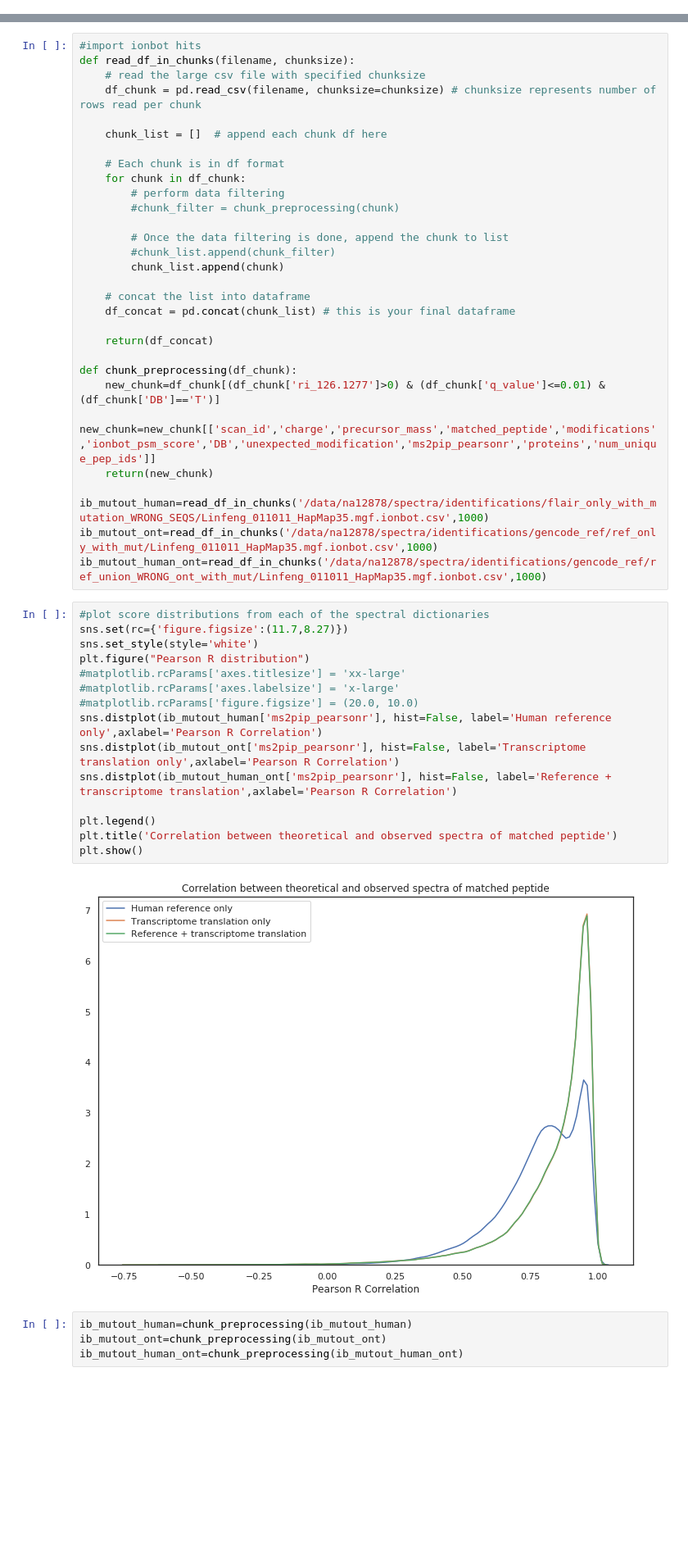
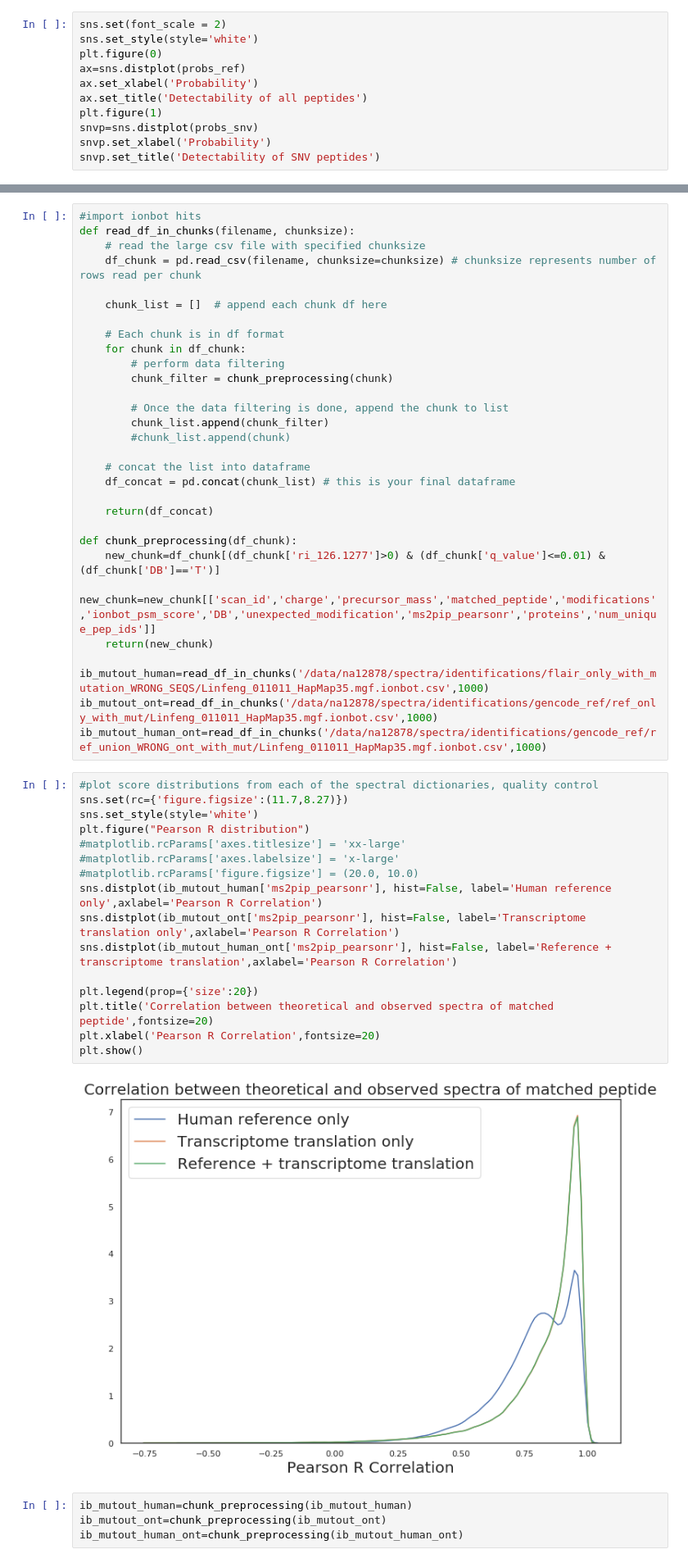
Before and after one commit to cmbi/NA12878-saav-detection, a Jupyter notebook: spectral_search_output_analysis/notebooks/ionbot_analysis.ipynb, the cells around one changed output, grey strips where cells are left out. Shown at 82% size. Drawn from its saved outputs; the diff is of its cells as text; blank space fills up the shorter version.

```diff
--- a/spectral_search_output_analysis/notebooks/ionbot_analysis.ipynb
+++ b/spectral_search_output_analysis/notebooks/ionbot_analysis.ipynb
@@ -14,0 +72,11 @@ matplotlib.rcParams['figure.figsize'] = (20.0, 10.0)
+# %%
+sns.set(font_scale = 2)
+sns.set_style(style='white')
+plt.figure(0)
+ax=sns.distplot(probs_ref)
+ax.set_xlabel('Probability')
+ax.set_title('Detectability of all peptides')
+plt.figure(1)
+snvp=sns.distplot(probs_snv)
+snvp.set_xlabel('Probability')
+snvp.set_title('Detectability of SNV peptides')
@@ -23,11 +134,11 @@ def read_df_in_chunks(filename, chunksize):
     # Each chunk is in df format
     for chunk in df_chunk:
         # perform data filtering
-        #chunk_filter = chunk_preprocessing(chunk)
+        chunk_filter = chunk_preprocessing(chunk)
 
         # Once the data filtering is done, append the chunk to list
-        #chunk_list.append(chunk_filter)
-        chunk_list.append(chunk)
+        chunk_list.append(chunk_filter)
+        #chunk_list.append(chunk)
 
     # concat the list into dataframe
     df_concat = pd.concat(chunk_list) # this is your final dataframe
@@ -43,22 +154,23 @@ ib_mutout_human=read_df_in_chunks('/data/na12878/spectra/identifications/flair_o
 ib_mutout_ont=read_df_in_chunks('/data/na12878/spectra/identifications/gencode_ref/ref_only_with_mut/Linfeng_011011_HapMap35.mgf.ionbot.csv',1000)
 ib_mutout_human_ont=read_df_in_chunks('/data/na12878/spectra/identifications/gencode_ref/ref_union_WRONG_ont_with_mut/Linfeng_011011_HapMap35.mgf.ionbot.csv',1000)
 # %%
-#plot score distributions from each of the spectral dictionaries
+#plot score distributions from each of the spectral dictionaries, quality control
 sns.set(rc={'figure.figsize':(11.7,8.27)})
 sns.set_style(style='white')
 plt.figure("Pearson R distribution")
 #matplotlib.rcParams['axes.titlesize'] = 'xx-large'
 #matplotlib.rcParams['axes.labelsize'] = 'x-large'
 #matplotlib.rcParams['figure.figsize'] = (20.0, 10.0)
 sns.distplot(ib_mutout_human['ms2pip_pearsonr'], hist=False, label='Human reference only',axlabel='Pearson R Correlation')
 sns.distplot(ib_mutout_ont['ms2pip_pearsonr'], hist=False, label='Transcriptome translation only',axlabel='Pearson R Correlation')
 sns.distplot(ib_mutout_human_ont['ms2pip_pearsonr'], hist=False, label='Reference + transcriptome translation',axlabel='Pearson R Correlation')
 
-plt.legend()
-plt.title('Correlation between theoretical and observed spectra of matched peptide')
+plt.legend(prop={'size':20})
+plt.title('Correlation between theoretical and observed spectra of matched peptide',fontsize=20)
+plt.xlabel('Pearson R Correlation',fontsize=20)
 plt.show()
 # %% [output]
-[figure, old version]
+[figure, new version]
 # %%
 ib_mutout_human=chunk_preprocessing(ib_mutout_human)
 ib_mutout_ont=chunk_preprocessing(ib_mutout_ont)
```
Also changed, not shown: parts of 27 cells of this notebook.
